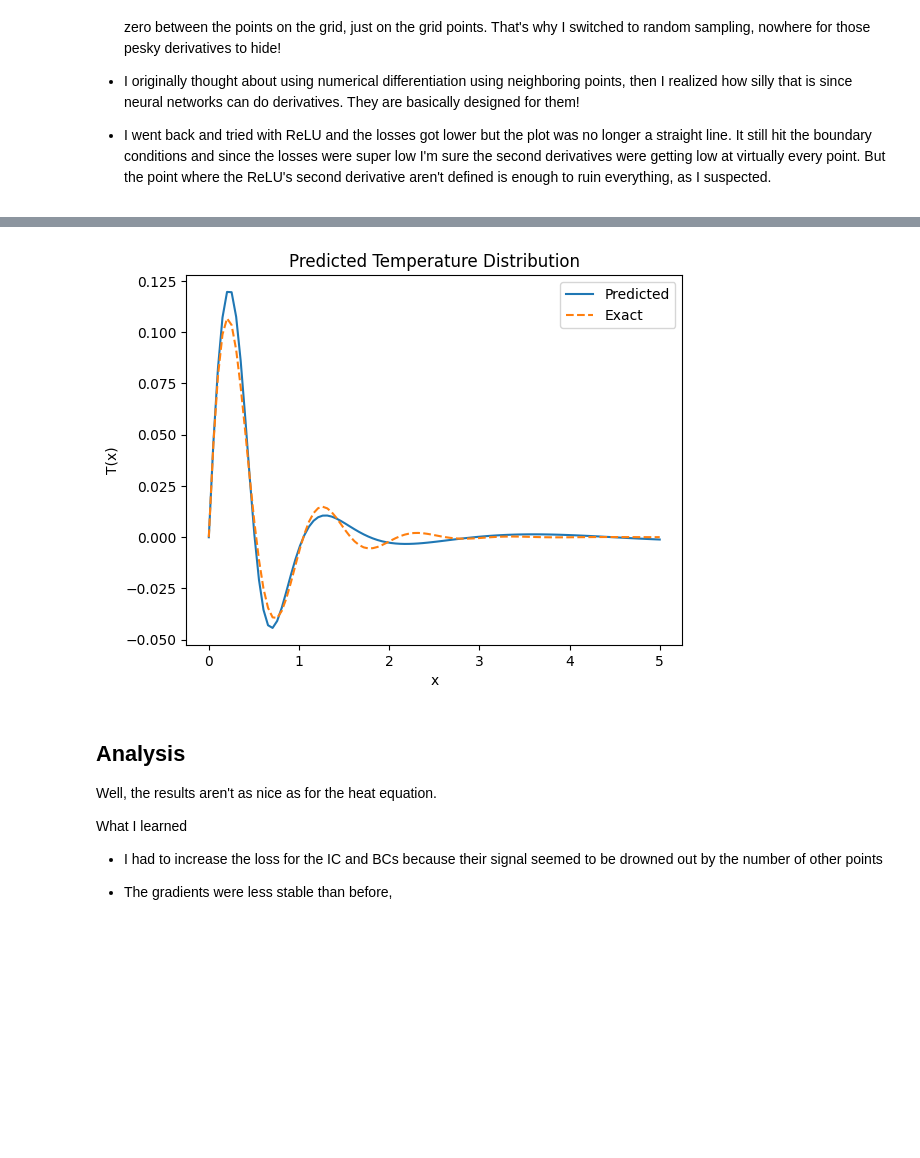
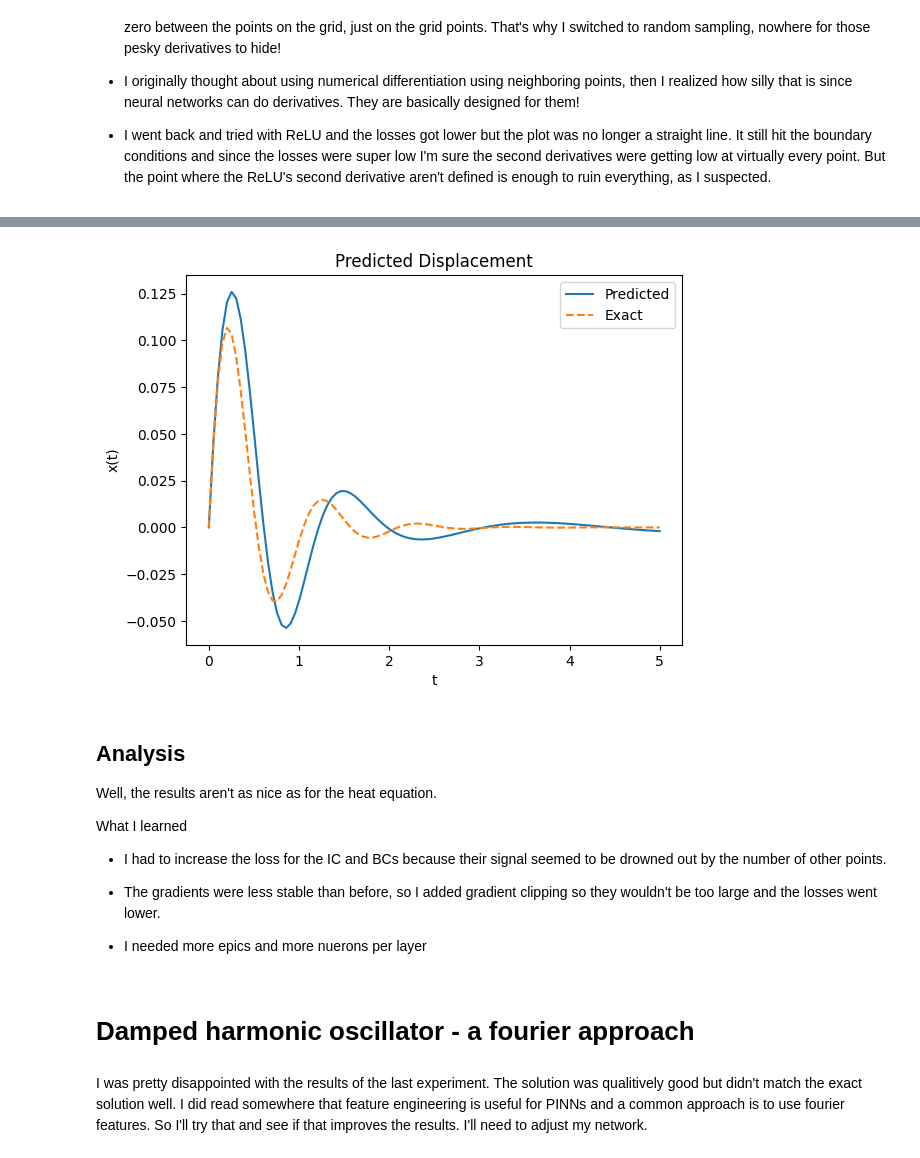
Before and after one commit to bhedelius/ml_experiments, a Jupyter notebook: pinns.ipynb, the cells around one changed output, grey strips where cells are left out. Drawn from its saved outputs; the diff is of its cells as text; code cells hidden in the pictures; blank space fills up the shorter version.

```diff
--- a/pinns.ipynb
+++ b/pinns.ipynb
@@ -169,17 +172,17 @@ Here, $\omega_0$ is the "undamped angular frequency"--the frequency it would nat
 This problem is quite a bit different than the last from a mathematicaly perspective. Now the independent variable is time, not space, it is an initial value problem, not a boundary value problem, and the solution is more interesting than a line. Let's see how the old neurons do on this one!
 # %%
 # Training loop for a simple 1D PINN solving an initial value problem
-network = create_1d_network(device=device)
+network = create_1d_network(num_channels=128, device=device)
 num_points_per_batch = 1000
-num_epochs = 1000
-optimizer = torch.optim.Adam(network.parameters(), lr=1e-2)
+num_epochs = 5000
+optimizer = torch.optim.Adam(network.parameters(), lr=1e-3)
 scheduler = torch.optim.lr_scheduler.CosineAnnealingLR(optimizer, T_max=num_epochs, eta_min=0)
 mse_loss = nn.MSELoss()
 
 # Initial displacement at x=1
 x_bc = torch.tensor([0.0], device=device)
-y_bc = torch.tensor([0.0], device=device)  # Initial displacement at x=0
-y_ic = torch.tensor([1.0], device=device)  # Initial velocity at x=0
+y_bc = torch.tensor([0.0], device=device)  # Initial displacement at t=0
+y_ic = torch.tensor([1.0], device=device)  # Initial velocity at t=0
 
 # Physical parameters
 zeta = 0.3  # Damping ratio
@@ -207,12 +210,12 @@ for epoch in range(num_epochs):
     ic_loss = mse_loss(dx_dt[:1] , y_ic)  # Initial condition loss
 
     # Total loss
-    loss = residual_loss + 10000*(bc_loss + ic_loss)
+    loss = residual_loss + 100 * num_points_per_batch*(bc_loss + ic_loss)
 
     # Backward pass and optimization step
     loss.backward()
 
-    nn.utils.clip_grad_norm_(network.parameters(), max_norm=10.0)
+    nn.utils.clip_grad_norm_(network.parameters(), max_norm=1.0)
     optimizer.step()
     scheduler.step()
 
@@ -232,20 +248,20 @@ Epoch 900, Loss: 0.12702110409736633
 # %%
 grid =  torch.linspace(0, duration, steps=100, device=device)
 omega_d = omega * np.sqrt(1 - zeta**2)
 C = 1 / omega_d
 solution = torch.exp(-zeta*omega*grid) *C*torch.sin(omega_d*grid)
 
 displacement_pred = network(grid)
 plt.plot(grid.detach().cpu().numpy(), displacement_pred.detach().cpu().numpy(), label="Predicted")
 plt.plot(grid.detach().cpu().numpy(), solution.detach().cpu().numpy(), label="Exact", linestyle='dashed')
 
 plt.legend()
-plt.xlabel("x")
-plt.ylabel("T(x)")
-plt.title("Predicted Temperature Distribution")
+plt.xlabel("t")
+plt.ylabel("x(t)")
+plt.title("Predicted Displacement")
 plt.show()
 # %% [output]
-[figure, old version]
+[figure, new version]
 # %% [markdown]
 ## Analysis
 
@@ -253,6 +269,12 @@ Well, the results aren't as nice as for the heat equation.
 
 What I learned
 
-- I had to increase the loss for the IC and BCs because their signal seemed to be drowned out by the number of other points
+- I had to increase the loss for the IC and BCs because their signal seemed to be drowned out by the number of other points.
 
-- The gradients were less stable than before,
+- The gradients were less stable than before, so I added gradient clipping so they wouldn't be too large and the losses went lower.
+
+- I needed more epics and more nuerons per layer
+# %% [markdown]
+# Damped harmonic oscillator - a fourier approach
+# %% [markdown]
+I was pretty disappointed with the results of the last experiment. The solution was qualitively good but didn't match the exact solution well. I did read somewhere that feature engineering is useful for PINNs and a common approach is to use fourier features. So I'll try that and see if that improves the results. I'll need to adjust my network.
```
Also changed, not shown: parts of 29 cells of this notebook.
